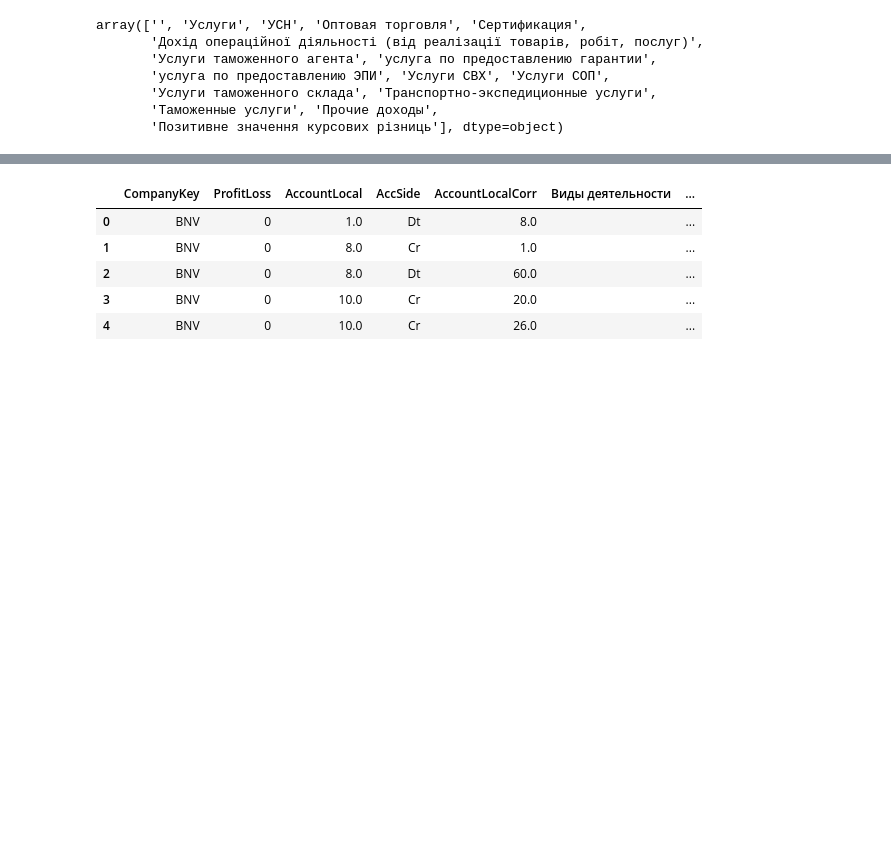
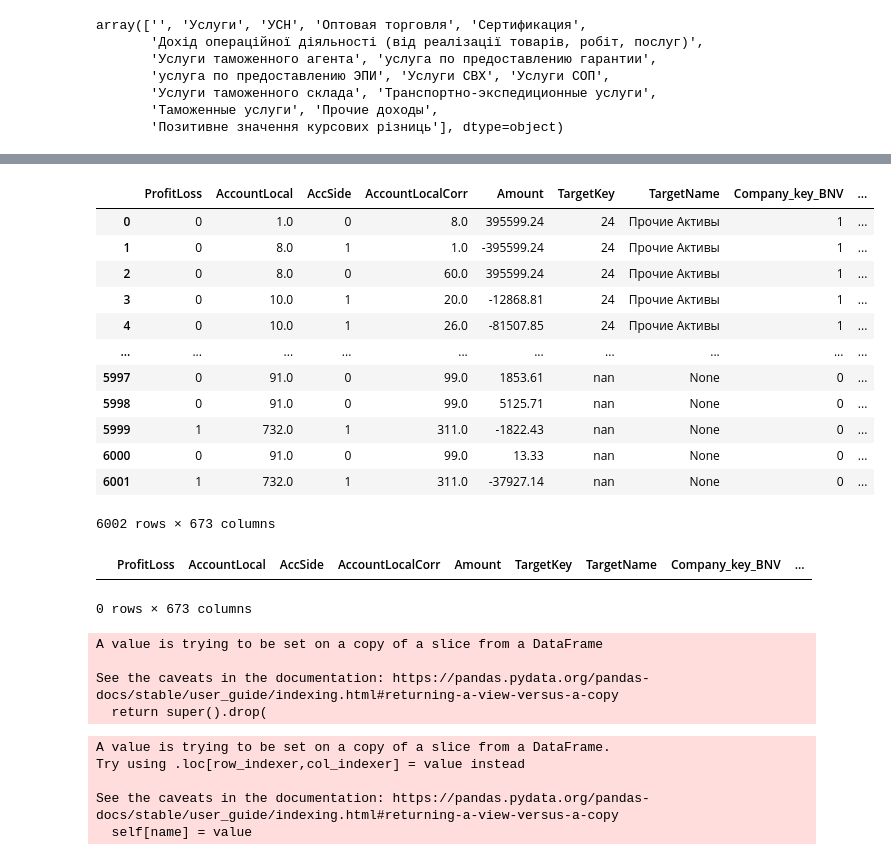
Before and after one commit to VladimirKrutko/SQL-ml, a Jupyter notebook: model.ipynb, the cells around one changed output, grey strips where cells are left out. Saved outputs shown, nothing was run; the diff lists cells and outputs as text; code cells hidden in the pictures; blank space fills up the shorter version.

Commit message:
transformed data for model

```diff
--- a/model.ipynb
+++ b/model.ipynb
@@ -71,9 +132,33 @@ array(['', 'Услуги', 'УСН', 'Оптовая торговля', 'Сер
+# %%
+data = pd.concat([data, prom], axis=1)
+# %%
+data.drop('Виды деятельности', axis=1, inplace=True)
+# %%
+agr_col = ['Прочие доходы и расходы','Номенклатурные группы','Статьи затрат','Статьи ДДС']
+# %%
+for col in agr_col:
+    data.loc[data[col]=='', col]='None'
+    prom = pd.get_dummies(data[col], prefix=col)
+    data = pd.concat([data, prom], axis=1)
+    data.drop(col, axis=1, inplace=True)
 # %%
-data.head()
+data
 # %% [output]
-|  | CompanyKey | ProfitLoss | AccountLocal | AccSide | AccountLocalCorr | Виды деятельности | ... |
-| 0 | BNV | 0 | 1.0 | Dt | 8.0 |  | ... |
-| 1 | BNV | 0 | 8.0 | Cr | 1.0 |  | ... |
-| 2 | BNV | 0 | 8.0 | Dt | 60.0 |  | ... |
-| 3 | BNV | 0 | 10.0 | Cr | 20.0 |  | ... |
-| 4 | BNV | 0 | 10.0 | Cr | 26.0 |  | ... |
+|  | ProfitLoss | AccountLocal | AccSide | AccountLocalCorr | Amount | TargetKey | TargetName | Company_key_BNV | ... |
+| 0 | 0 | 1.0 | 0 | 8.0 | 395599.24 | 24 | Прочие Активы | 1 | ... |
+| 1 | 0 | 8.0 | 1 | 1.0 | -395599.24 | 24 | Прочие Активы | 1 | ... |
+| 2 | 0 | 8.0 | 0 | 60.0 | 395599.24 | 24 | Прочие Активы | 1 | ... |
+| 3 | 0 | 10.0 | 1 | 20.0 | -12868.81 | 24 | Прочие Активы | 1 | ... |
+| 4 | 0 | 10.0 | 1 | 26.0 | -81507.85 | 24 | Прочие Активы | 1 | ... |
+| ... | ... | ... | ... | ... | ... | ... | ... | ... | ... |
+| 5997 | 0 | 91.0 | 0 | 99.0 | 1853.61 | nan | None | 0 | ... |
+| 5998 | 0 | 91.0 | 0 | 99.0 | 5125.71 | nan | None | 0 | ... |
+| 5999 | 1 | 732.0 | 1 | 311.0 | -1822.43 | nan | None | 0 | ... |
+| 6000 | 0 | 91.0 | 0 | 99.0 | 13.33 | nan | None | 0 | ... |
+| 6001 | 1 | 732.0 | 1 | 311.0 | -37927.14 | nan | None | 0 | ... |
+6002 rows × 673 columns
+# %%
+data.loc[data.TargetKey.isnull(), :]
+# %% [output]
+|  | ProfitLoss | AccountLocal | AccSide | AccountLocalCorr | Amount | TargetKey | TargetName | Company_key_BNV | ... |
+0 rows × 673 columns
@@ -79,0 +170,15 @@ data.head()
+# %%
+train_data.drop('TargetName', axis=1, inplace=True)
+# %% [output]
+A value is trying to be set on a copy of a slice from a DataFrame
+
+See the caveats in the documentation: https://pandas.pydata.org/pandas-docs/stable/user_guide/indexing.html#returning-a-view-versus-a-copy
+  return super().drop(
+# %%
+train_data.TargetKey= train_data.TargetKey.astype(int)
+# %% [output]
+A value is trying to be set on a copy of a slice from a DataFrame.
+Try using .loc[row_indexer,col_indexer] = value instead
+
+See the caveats in the documentation: https://pandas.pydata.org/pandas-docs/stable/user_guide/indexing.html#returning-a-view-versus-a-copy
+  self[name] = value
```
Also changed, not shown: parts of 17 cells of this notebook.
